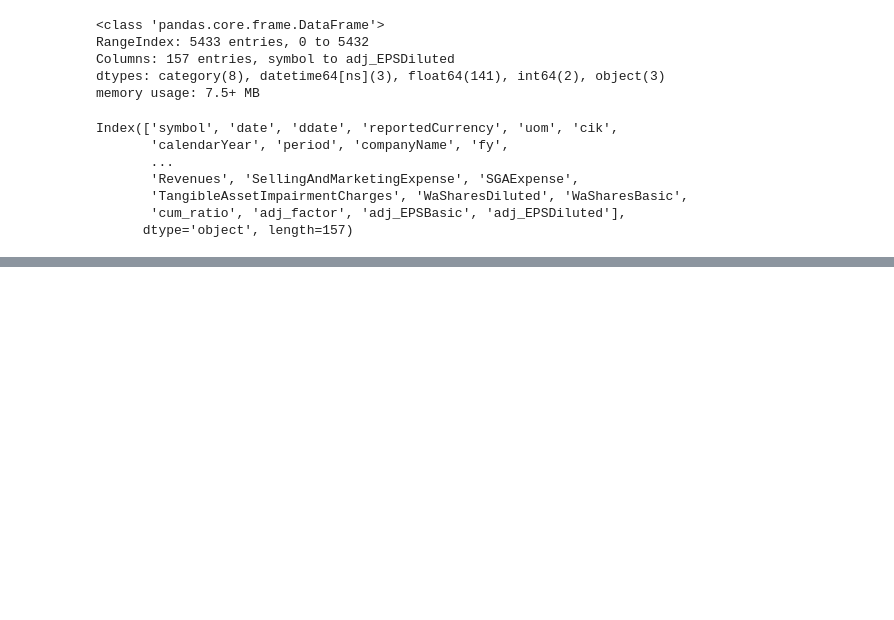
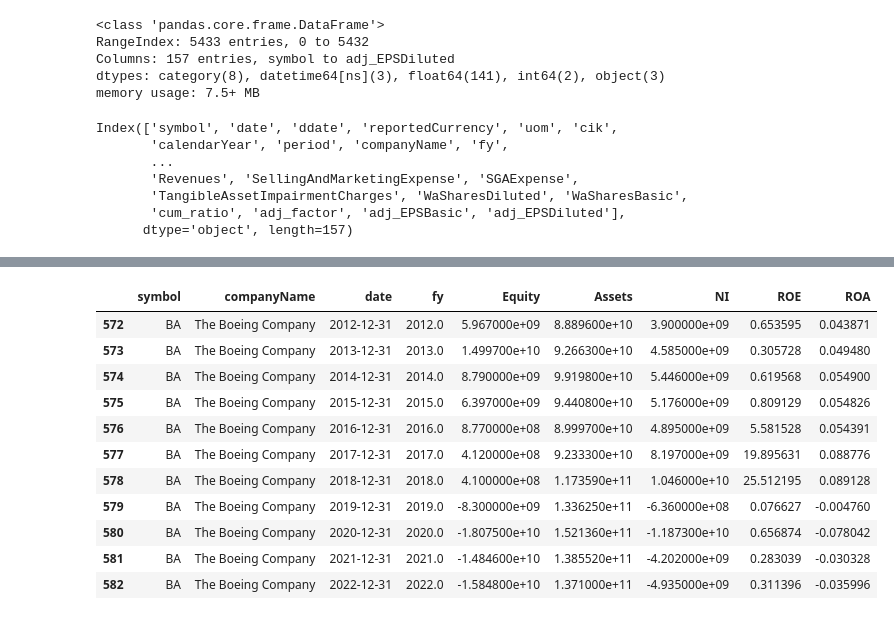
Before and after one commit to Faliell/Pandas_Classes, a Jupyter notebook: aula18-Merge.ipynb, the cells around one changed output, grey strips where cells are left out. Saved outputs shown, nothing was run; the diff lists cells and outputs as text; code cells hidden in the pictures; blank space fills up the shorter version.

```diff
--- a/aula18-Merge.ipynb
+++ b/aula18-Merge.ipynb
@@ -331,3 +331,6 @@ Index(['symbol', 'date', 'ddate', 'reportedCurrency', 'uom', 'cik',
        'TangibleAssetImpairmentCharges', 'WaSharesDiluted', 'WaSharesBasic',
        'cum_ratio', 'adj_factor', 'adj_EPSBasic', 'adj_EPSDiluted'],
       dtype='object', length=157)
+# %%
+combined_data["ROE"] = combined_data.NI/combined_data.Equity
+combined_data["ROA"] = combined_data.NI/combined_data.Assets
@@ -333,0 +349,2 @@ Index(['symbol', 'date', 'ddate', 'reportedCurrency', 'uom', 'cik',
+# %%
+combined_data =combined_data.replace(np.inf, np.nan) # tirar o infinito
@@ -333,0 +363,24 @@ Index(['symbol', 'date', 'ddate', 'reportedCurrency', 'uom', 'cik',
+# %%
+# exemplo com valoras negativos
+
+combined_data[
+    ["symbol",
+      "companyName",
+        "date",
+          "fy",
+            "Equity",
+              "Assets",
+                "NI","ROE","ROA"]].loc[combined_data["symbol"] == "BA"]
+# %% [output]
+|  | symbol | companyName | date | fy | Equity | Assets | NI | ROE | ROA |
+| 572 | BA | The Boeing Company | 2012-12-31 | 2012.0 | 5.967000e+09 | 8.889600e+10 | 3.900000e+09 | 0.653595 | 0.043871 |
+| 573 | BA | The Boeing Company | 2013-12-31 | 2013.0 | 1.499700e+10 | 9.266300e+10 | 4.585000e+09 | 0.305728 | 0.049480 |
+| 574 | BA | The Boeing Company | 2014-12-31 | 2014.0 | 8.790000e+09 | 9.919800e+10 | 5.446000e+09 | 0.619568 | 0.054900 |
+| 575 | BA | The Boeing Company | 2015-12-31 | 2015.0 | 6.397000e+09 | 9.440800e+10 | 5.176000e+09 | 0.809129 | 0.054826 |
+| 576 | BA | The Boeing Company | 2016-12-31 | 2016.0 | 8.770000e+08 | 8.999700e+10 | 4.895000e+09 | 5.581528 | 0.054391 |
+| 577 | BA | The Boeing Company | 2017-12-31 | 2017.0 | 4.120000e+08 | 9.233300e+10 | 8.197000e+09 | 19.895631 | 0.088776 |
+| 578 | BA | The Boeing Company | 2018-12-31 | 2018.0 | 4.100000e+08 | 1.173590e+11 | 1.046000e+10 | 25.512195 | 0.089128 |
+| 579 | BA | The Boeing Company | 2019-12-31 | 2019.0 | -8.300000e+09 | 1.336250e+11 | -6.360000e+08 | 0.076627 | -0.004760 |
+| 580 | BA | The Boeing Company | 2020-12-31 | 2020.0 | -1.807500e+10 | 1.521360e+11 | -1.187300e+10 | 0.656874 | -0.078042 |
+| 581 | BA | The Boeing Company | 2021-12-31 | 2021.0 | -1.484600e+10 | 1.385520e+11 | -4.202000e+09 | 0.283039 | -0.030328 |
+| 582 | BA | The Boeing Company | 2022-12-31 | 2022.0 | -1.584800e+10 | 1.371000e+11 | -4.935000e+09 | 0.311396 | -0.035996 |
```
Also changed, not shown: parts of 4 cells of this notebook.
